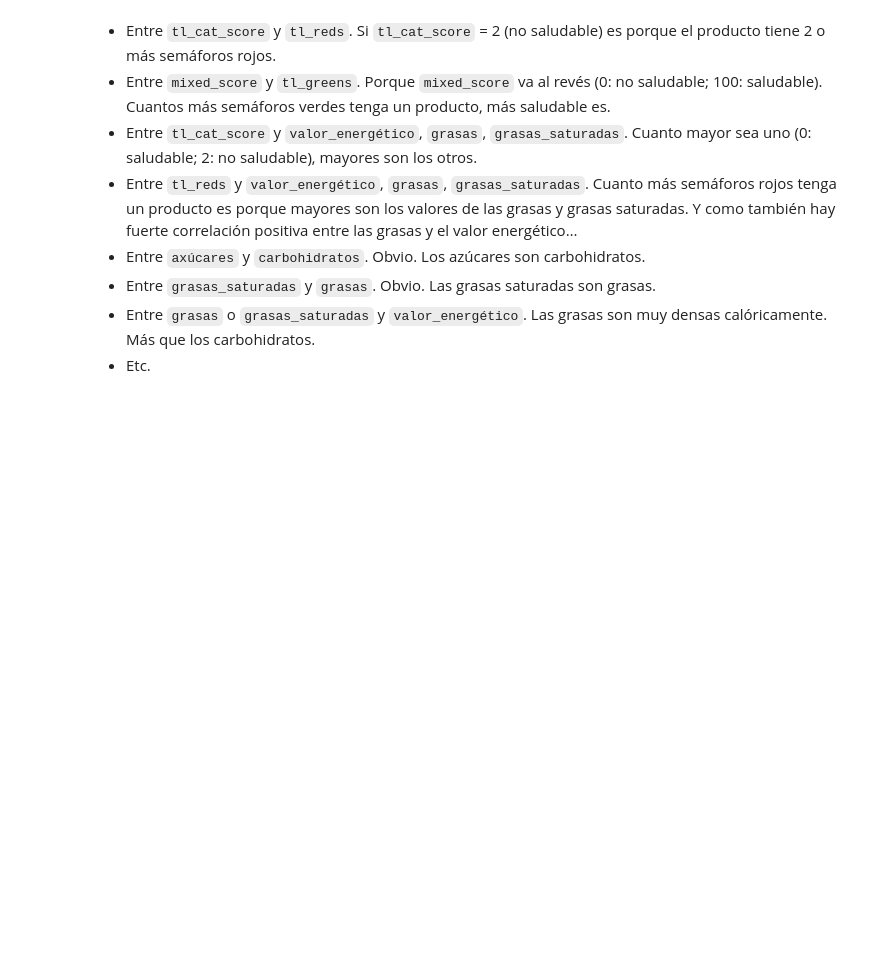
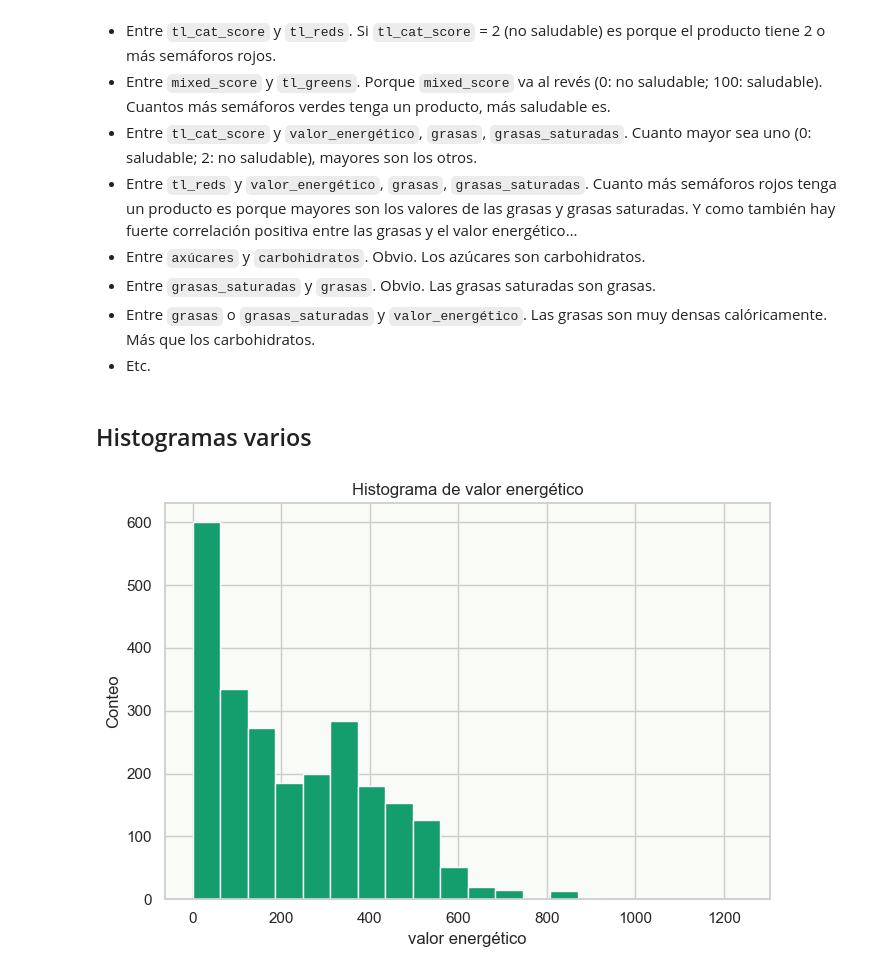
Before and after one commit to cantalaweb/2025-10-08_EDA, a Jupyter notebook: src/EDA.ipynb, the cells around one changed output. Cells and saved outputs as stored; diff of their text form; code cells hidden in the pictures; blank space fills up the shorter version.

```diff
--- a/src/EDA.ipynb
+++ b/src/EDA.ipynb
@@ -364,4 +398,8 @@ NOVA_MAP = {
 food["tl_cat_score"] = food["tl_decision"].map(TL_MAP)
 food["nova_cat_score"] = food["nova_label"].map(NOVA_MAP)
 
-food.to_csv('../data/food_ready_for_EDA.csv')
+# Última limpieza
+mask = food["level_1_cat_name"].eq("Velas y decoración")
+eliminadas = int(mask.sum())
+food = food.loc[~mask].copy()
+print(f"Filas eliminadas: {eliminadas}")
@@ -537,3 +579,23 @@ Las correlaciones fuertemente positivas son obvias:
 - Entre `grasas_saturadas` y `grasas`. Obvio. Las grasas saturadas son grasas.
 - Entre `grasas` o `grasas_saturadas` y `valor_energético`. Las grasas son muy densas calóricamente. Más que los carbohidratos.
 - Etc.
+# %% [markdown]
+## Histogramas varios
+# %%
+s = food["valor_energético"].dropna()
+
+plt.figure(figsize=(7,5))
+# Si hay pocos valores distintos, usar bordes enteros; si no, 20 bins
+bins = (range(int(s.min()), int(s.max())+2)
+        if s.nunique() <= 15 and np.allclose(s, np.round(s))
+        else 20)
+
+plt.hist(s, bins=bins, color=MDN_GREEN)
+plt.title("Histograma de valor energético")
+plt.xlabel("valor energético")
+plt.ylabel("Conteo")
+plt.tight_layout()
+plt.savefig("../presentation/img/histograma_de_valor_energético.png", dpi=200, bbox_inches="tight")
+plt.show()
+# %% [output]
+[figure, added]
```
Also changed, not shown: parts of 30 cells of this notebook, 42 other files.
